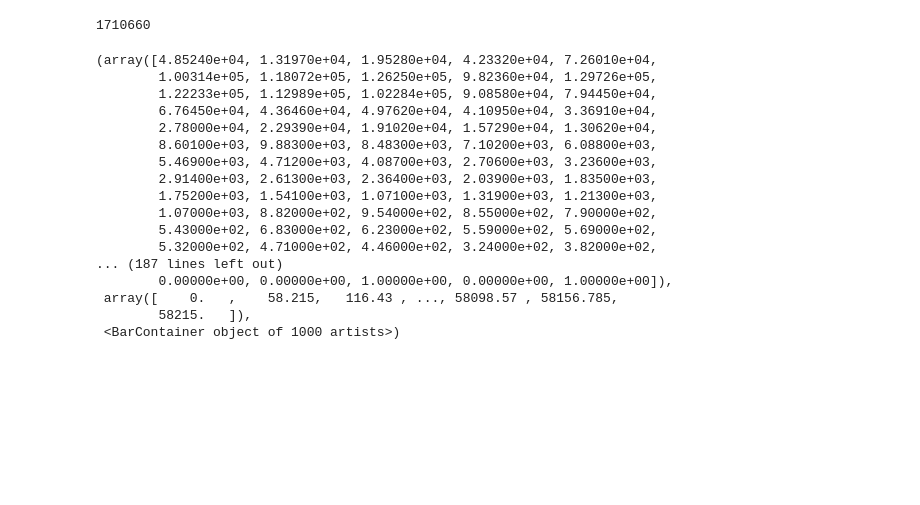
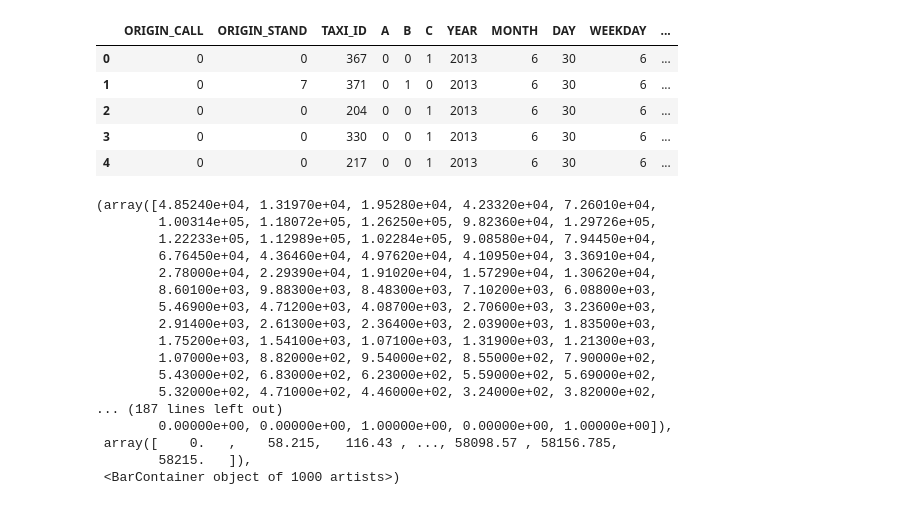
Before and after one commit to benjxia/CSE-151B-KAGGLE, a Jupyter notebook: analysis.ipynb, the cells around one changed output. Saved outputs shown, nothing was run; the diff lists cells and outputs as text; code cells hidden in the pictures; blank space fills up the shorter version.

```diff
--- a/analysis.ipynb
+++ b/analysis.ipynb
@@ -7,8 +7,12 @@ df: pd.DataFrame = pd.read_csv("./data/processed_train.csv")
 # %%
 df.head()
-len(df)
 # %% [output]
-1710660
+|  | ORIGIN_CALL | ORIGIN_STAND | TAXI_ID | A | B | C | YEAR | MONTH | DAY | WEEKDAY | ... |
+| 0 | 0 | 0 | 367 | 0 | 0 | 1 | 2013 | 6 | 30 | 6 | ... |
+| 1 | 0 | 7 | 371 | 0 | 1 | 0 | 2013 | 6 | 30 | 6 | ... |
+| 2 | 0 | 0 | 204 | 0 | 0 | 1 | 2013 | 6 | 30 | 6 | ... |
+| 3 | 0 | 0 | 330 | 0 | 0 | 1 | 2013 | 6 | 30 | 6 | ... |
+| 4 | 0 | 0 | 217 | 0 | 0 | 1 | 2013 | 6 | 30 | 6 | ... |
 # %%
 plt.hist(df["TARGET"], bins=1000)
 # %% [output]
```
Also changed, not shown: parts of 4 cells of this notebook, 1 other file.
